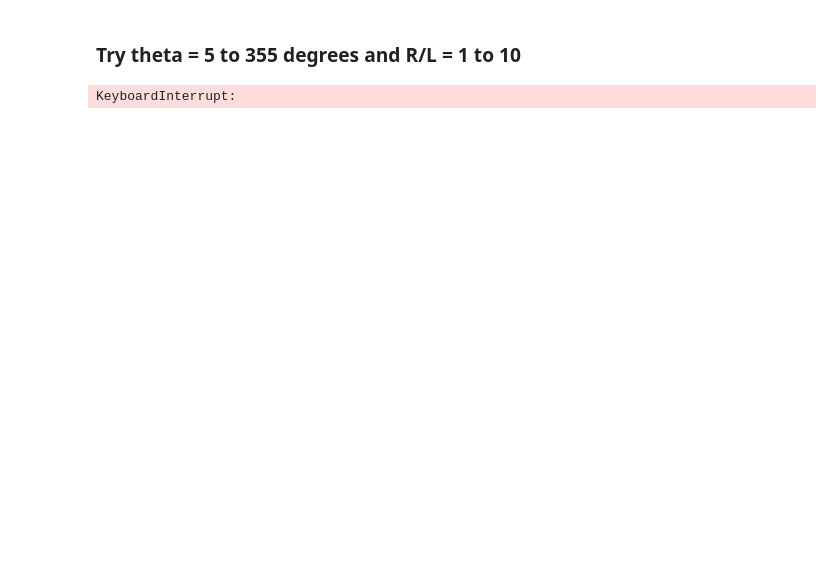
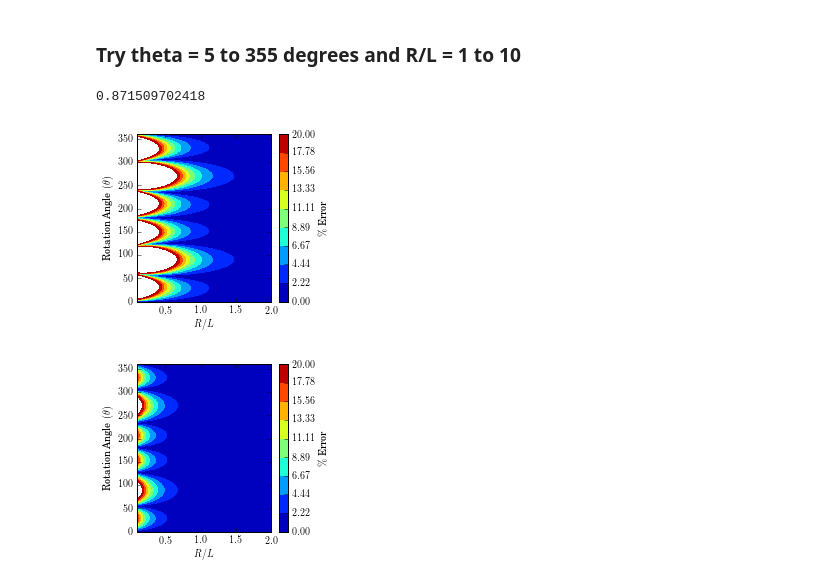
Before and after one commit to cdlrpi/fmm-rigidbodies, a Jupyter notebook: dipole-rotation/dipole-rotation-v4.ipynb, the cells around one changed output. Drawn from its saved outputs; the diff is of its cells as text; code cells hidden in the pictures; blank space fills up the shorter version.

```diff
--- a/dipole-rotation/dipole-rotation-v4.ipynb
+++ b/dipole-rotation/dipole-rotation-v4.ipynb
@@ -270,6 +270,7 @@ print(VB_rms)
 # error_exact = np.abs((VB - PhiA_B))
 error_exact = np.abs((VB - PhiA_B))/VB_rms*100
 error_rot = np.abs((PhiB - PhiA_B))/VB_rms*100
+error_multipole = np.abs((VB - PhiB))/VB_rms*100
 bound = bound/VB_rms*100
 
 # print("Potential (via M.E.) of System A rot to B evaluated at point 'p' = ",PhiA_B.real)
@@ -277,7 +278,7 @@ bound = bound/VB_rms*100
 # print("% Error bound = ","{0:.3f}".format(bound),'%')
 # print("% Error compared to potential using M.E. of 'B' = ","{0:.3f}".format(error_rot.real),'%')
 # %% [output]
-KeyboardInterrupt:
+0.871509702418
 # %%
 # Plot the results
 %matplotlib inline
@@ -292,66 +293,87 @@ plt.rc('text', usetex=True)
 plt.rc('font', family='serif')
 
 # Plot the error vs. exact
-fig = plt.figure(figsize=(6,6))
+fig = plt.figure(figsize=(3,3))
 plt.rc('text', usetex=True)
 plt.rc('font', family='serif')
 levels = np.linspace(0,20,10)
 CS = plt.contourf(R, theta*180/np.pi, error_exact, levels)
+# CS = plt.contour(R, theta*180/np.pi, bound, levels)
 CB = plt.colorbar(CS, extend='both')
 CB.set_label(r'$\%$ Error')
-plt.title('Potential After Rotation vs Exact')
+# plt.title('Potential After Rotation vs Exact')
 plt.xlabel(r'$R/L$')
 plt.ylabel(r'Rotation Angle $\left(\theta\right)$')
 plt.savefig('ErrorExact.pdf')
 # plt.show()
 
-# Plot the error vs. multipole
-fig = plt.figure(figsize=(6, 6))
+# # Plot the error Direct vs. Exact
+# fig = plt.figure(figsize=(6, 6))
+# plt.rc('text', usetex=True)
+# plt.rc('font', family='serif')
+# levels = np.linspace(0,20,10)
+# CS = plt.contour(R, theta*180/np.pi, error_multipole, levels)
+# CS = plt.contour(R, theta*180/np.pi, bound, levels)
+# CB = plt.colorbar(CS, extend='both')
+# CB.set_label(r'$\%$ Error')
+# plt.title(r'Potential Direct Multiplole vs Exact')
+# plt.xlabel(r'$R/L$')
+# plt.ylabel(r'Rotation Angle $\left(\theta\right)$')
+# plt.savefig('ErrorMultipole.pdf')
+# # plt.show()
+
+# Plot the error vs. direct
+fig = plt.figure(figsize=(3,3))
 plt.rc('text', usetex=True)
 plt.rc('font', family='serif')
 levels = np.linspace(0,20,10)
 CS = plt.contourf(R, theta*180/np.pi, error_rot, levels)
 CB = plt.colorbar(CS, extend='both')
 CB.set_label(r'$\%$ Error')
-plt.title(r'Potential After Rotation vs Potential from Spatial Multipole')
+# plt.title('Potential After Rotation vs Potential')
 plt.xlabel(r'$R/L$')
 plt.ylabel(r'Rotation Angle $\left(\theta\right)$')
-plt.savefig('ErrorMultipole.pdf')
+plt.savefig('ErrorExact.pdf')
 # plt.show()
+
+
 
 
 # plt.subplot(2, 1, 1)
 # plt.contourf(R, theta*180/np.pi, error_exact, levels)
 # plt.title(r'Percent Error v.s. Exact')
 # plt.ylabel(r'Rotation Angle $\left(\theta\right)')
 
 # plt.subplot(2, 1, 2)
 # plt.contourf(R, theta*180/np.pi, error_rot, levels)
 # plt.title(r'Percent Error v.s. Direct Spatial Multipole')
 # plt.xlabel(r'$\frac{R}{L}$')
 # plt.ylabel(r'Rotation Angle $\left(\theta\right)')
 
 # plt.savefig('ErrorSubplot.pdf')
 # plt.show()
 
 # # Two subplots, the axes array is 1-d
 # fig, axarr = plt.subplots(2, sharex=True)
 # axarr[0].contourf(R, theta*180/np.pi, error_exact, levels)
 # axarr[0].set_title(r'Percent Error v.s. Exact')
 # axarr[1].contourf(R, theta*180/np.pi, error_rot, levels)
 # axarr[1].set_title(r'Percent Error v.s. Direct')
 
-# Plot the error bound
-plt.figure()
-levels = np.linspace(0,20,10)
-CS = plt.contourf(R, theta*180/np.pi, bound, levels)
-# plt.clabel(CS, inline=1, fontsize=10)
-# make a colorbar for the contour lines
-CB = plt.colorbar(CS, extend='both')
-plt.clabel(CS, fontsize=8, inline=1)
-plt.title('Error Bound')
-plt.savefig('ErrorBound', dpi=900)
-plt.show()
+# # Plot the error bound
+# plt.figure()
+# levels = np.linspace(0,20,10)
+# CS = plt.contour(R, theta*180/np.pi, bound, levels)
+# # plt.clabel(CS, inline=1, fontsize=10)
+# # make a colorbar for the contour lines
+# CB = plt.colorbar(CS, extend='both')
+# plt.clabel(CS, fontsize=8, inline=1)
+# plt.title('Error Bound')
+# plt.savefig('ErrorBound', dpi=900)
+# plt.show()
+# %% [output]
+[figure, added]
+[figure, added]
 # %%
 # p = 2
 # dist = 2
```
Also changed, not shown: 9 other files.
